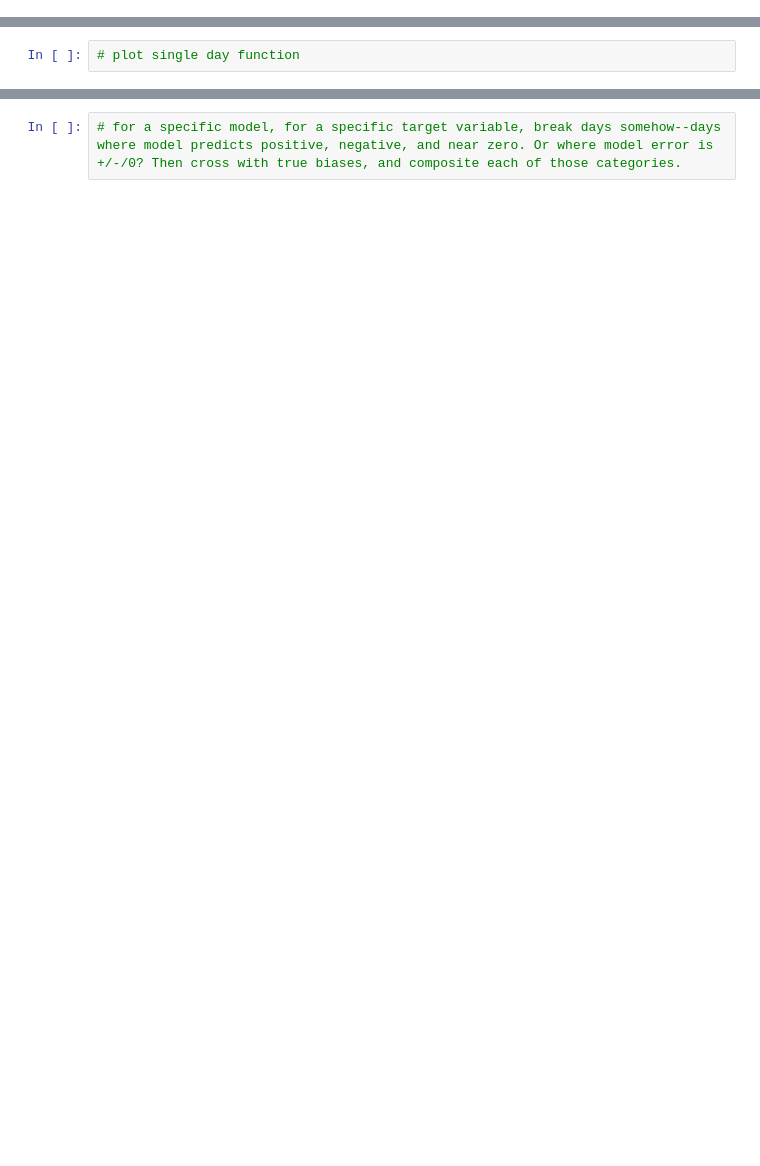
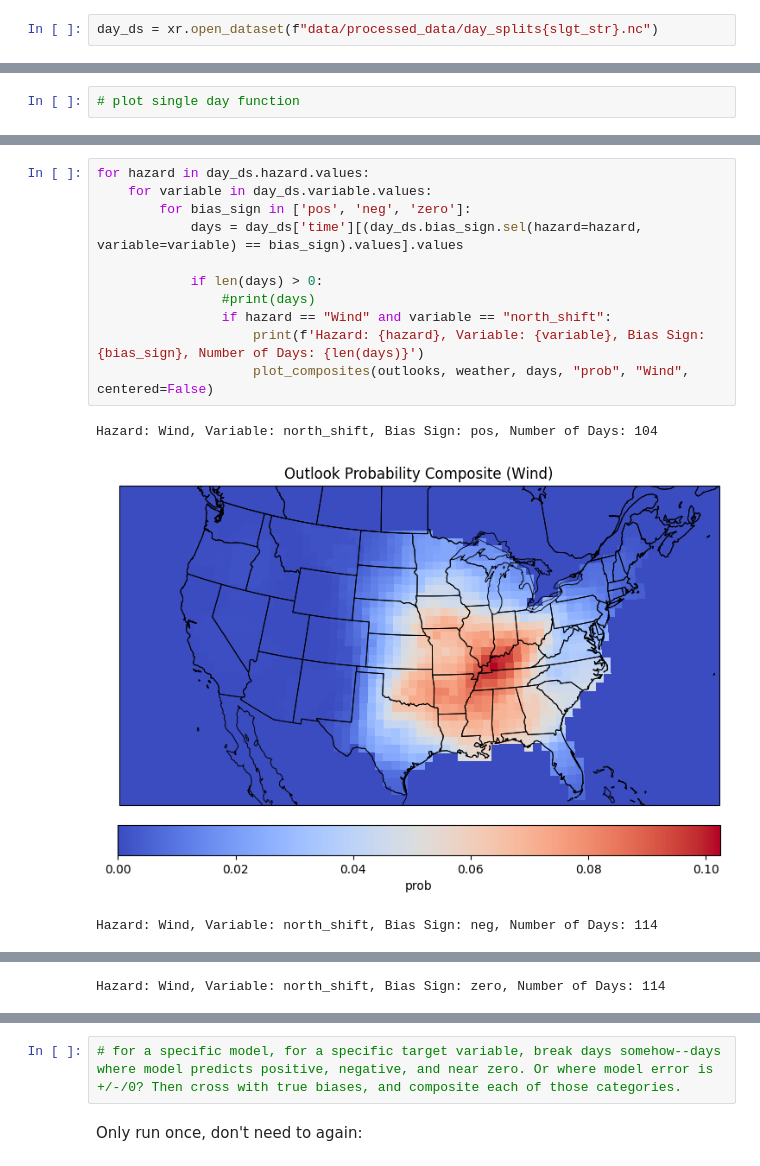
Before and after one commit to milesepstein13/convective_outlook_ml, a Jupyter notebook: investigate_days.ipynb, the cells around one changed output, grey strips where cells are left out. Saved outputs shown, nothing was run; the diff lists cells and outputs as text; blank space fills up the shorter version.

```diff
--- a/investigate_days.ipynb
+++ b/investigate_days.ipynb
@@ -43,3 +50,5 @@ day_ds.to_netcdf(f"data/processed_data/day_splits{slgt_str}.nc")
+# %%
+day_ds = xr.open_dataset(f"data/processed_data/day_splits{slgt_str}.nc")
 # %%
 # plot composite (uncentered) weather variable and outlook of given set of days function
 # plot composite (centered) weather variable and outlook of given set of days function
@@ -53,0 +147,15 @@ outlooks =
+# %%
+for hazard in day_ds.hazard.values:
+    for variable in day_ds.variable.values:
+        for bias_sign in ['pos', 'neg', 'zero']:
+            days = day_ds['time'][(day_ds.bias_sign.sel(hazard=hazard, variable=variable) == bias_sign).values].values
+
+            if len(days) > 0:
+                #print(days)
+                if hazard == "Wind" and variable == "north_shift":
+                    print(f'Hazard: {hazard}, Variable: {variable}, Bias Sign: {bias_sign}, Number of Days: {len(days)}')
+                    plot_composites(outlooks, weather, days, "prob", "Wind", centered=False)
+# %% [output]
+Hazard: Wind, Variable: north_shift, Bias Sign: pos, Number of Days: 104
+[figure, added]
+Hazard: Wind, Variable: north_shift, Bias Sign: neg, Number of Days: 114
@@ -53,0 +163 @@ outlooks =
+Hazard: Wind, Variable: north_shift, Bias Sign: zero, Number of Days: 114
@@ -54,2 +165,4 @@ outlooks =
 # %%
 # for a specific model, for a specific target variable, break days somehow--days where model predicts positive, negative, and near zero. Or where model error is +/-/0? Then cross with true biases, and composite each of those categories.
+# %% [markdown]
+Only run once, don't need to again:
```
Also changed, not shown: parts of 8 cells of this notebook.
